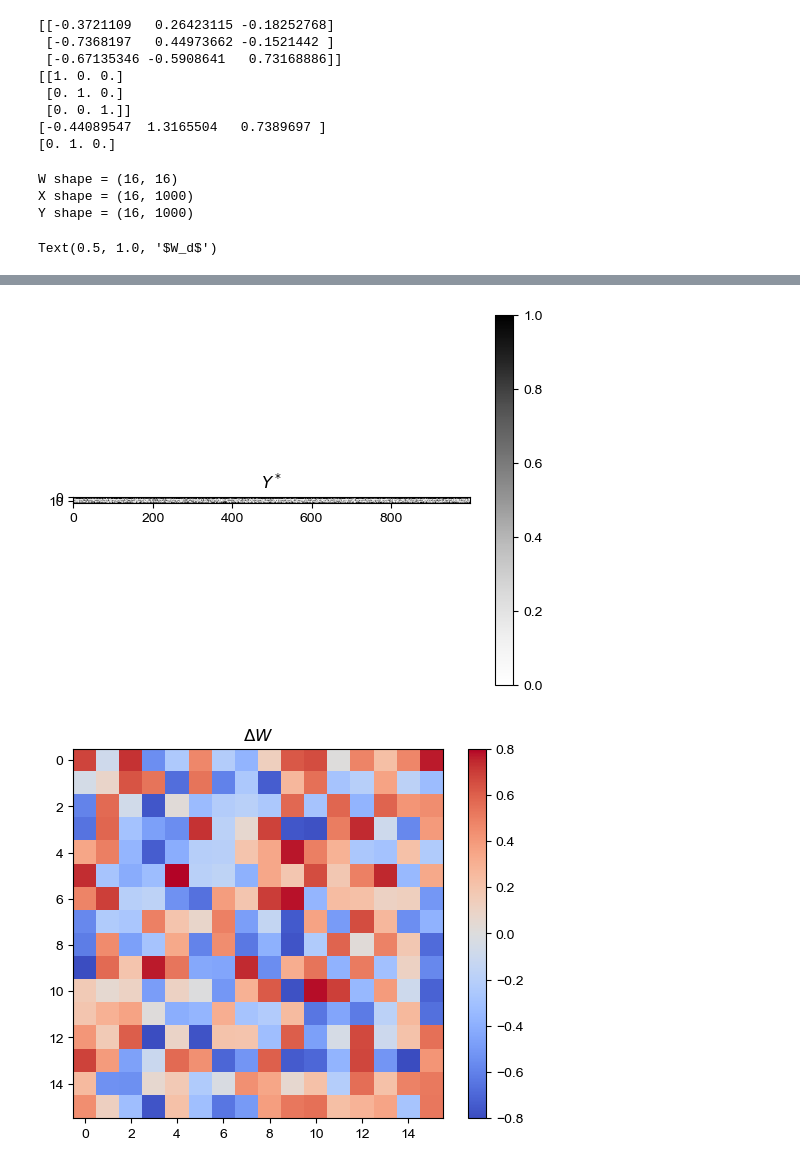
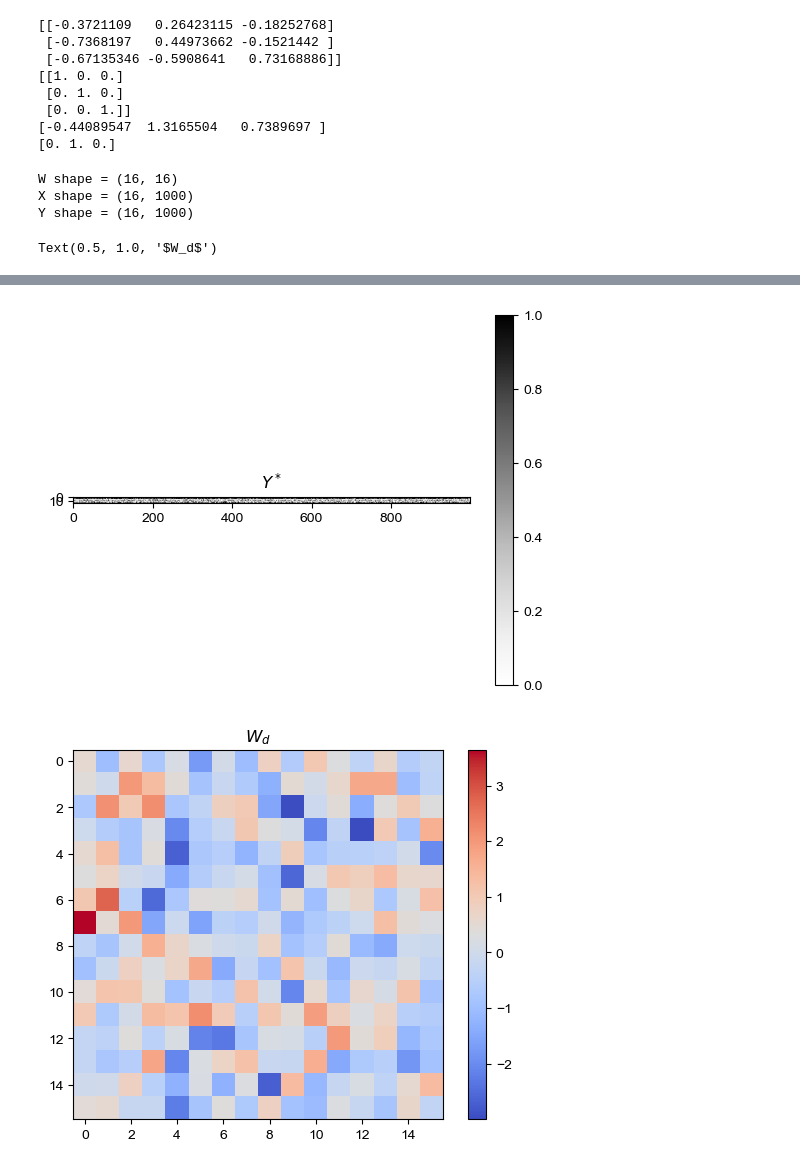
Before and after one commit to Integrated-Systems-Neuroengineering/scrramble, a Jupyter notebook: Tutorials/consolidation_trial.ipynb, the cells around one changed output, grey strips where cells are left out. Drawn from its saved outputs; the diff is of its cells as text; code cells hidden in the pictures.

Commit message:
Consolidation - random matrix initialization

```diff
--- a/Tutorials/consolidation_trial.ipynb
+++ b/Tutorials/consolidation_trial.ipynb
@@ -429,7 +431,7 @@ thresholds = [-.5, .5]
 threshold = 0.0
 n_vectors = 1000
 vector_size = 16
-W_tar = jax.random.normal(key = key, shape = (vector_size, vector_size))*jnp.sqrt(1/vector_size) # let's see if this initialization helps!
+W_tar = jax.random.normal(key = key, shape = (vector_size, vector_size))#*jnp.sqrt(1/vector_size) # let's see if this initialization helps!
 print(f"W shape = {W_tar.shape}")
 X_vecs = jax.random.randint(key = key, shape = (vector_size, n_vectors), minval = 0, maxval = 2)
 print(f"X shape = {X_vecs.shape}")
@@ -452,15 +454,17 @@ plt.colorbar(i2)
 plt.title(r"$Y^*$")
 
 ## define a drift matrix
-alpha = 0.8
-perc_drift = jax.random.uniform(key = key, shape = (vector_size, vector_size), minval = -alpha, maxval = alpha)
+# alpha = 0.8
+# perc_drift = jax.random.uniform(key = key, shape = (vector_size, vector_size), minval = -alpha, maxval = alpha)
 key, key2 = jax.random.split(key)
-W_drift = jax.random.normal(key = key, shape=(vector_size, vector_size)) * (1/jnp.sqrt(vector_size))#W_tar + W_tar * perc_drift
 
-plt.figure()
-i3 = plt.imshow(perc_drift, cmap = 'coolwarm', vmax = alpha, vmin = -alpha)
-plt.colorbar(i3)
-plt.title(r"$\Delta W$")
+## Here I'm picking another random matrix
+W_drift = jax.random.normal(key = key2, shape=(vector_size, vector_size)) #* (1/jnp.sqrt(vector_size))#W_tar + W_tar * perc_drift
+
+# plt.figure()
+# i3 = plt.imshow(perc_drift, cmap = 'coolwarm', vmax = alpha, vmin = -alpha)
+# plt.colorbar(i3)
+# plt.title(r"$\Delta W$")
 
 plt.figure()
 i4 = plt.imshow(W_drift, cmap = 'coolwarm', vmax = jnp.max(W_drift), vmin = jnp.min(W_drift))
@@ -475,3 +479,3 @@ Text(0.5, 1.0, '$W_d$')
 [figure]
 [figure]
-[figure, old version]
+[figure, new version]
```
Also changed, not shown: parts of 9 cells of this notebook.
